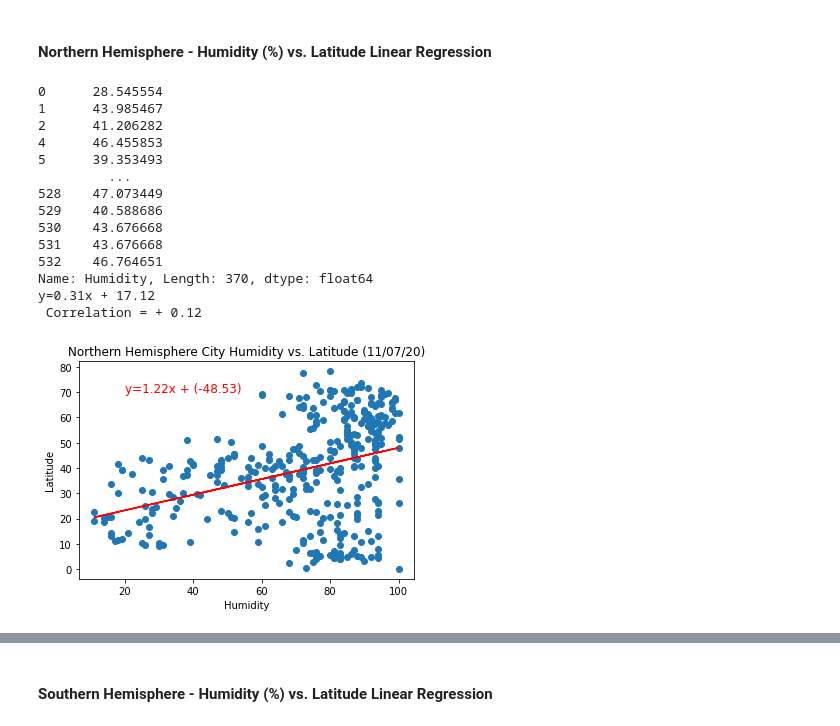
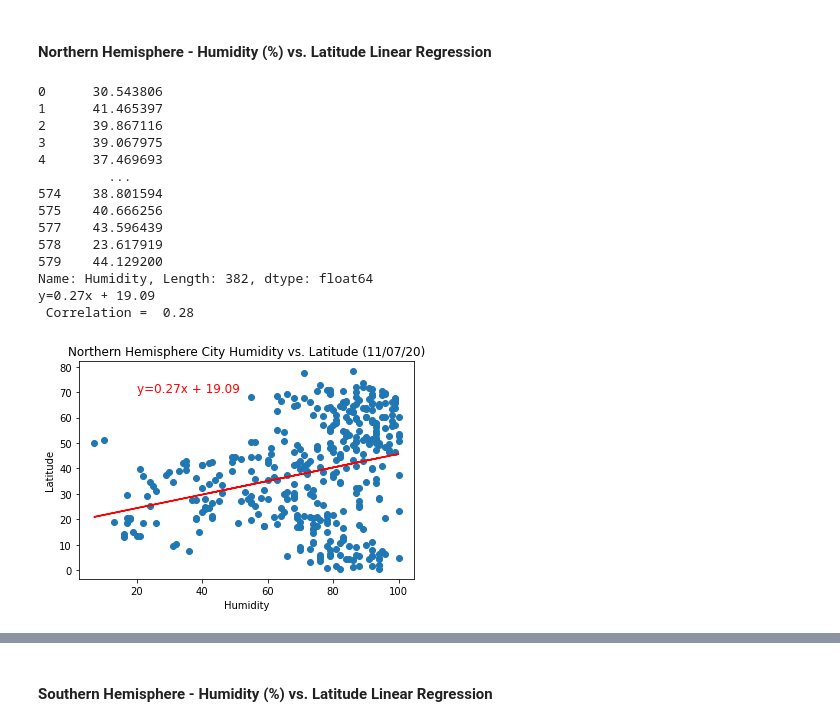
Before and after one commit to BunmiOlakanmi/Weather_Data_Analysis, a Jupyter notebook: starter_code/WeatherPy.ipynb, the cells around one changed output, grey strips where cells are left out. Cells and saved outputs as stored; diff of their text form; code cells hidden in the pictures.

```diff
--- a/starter_code/WeatherPy.ipynb
+++ b/starter_code/WeatherPy.ipynb
@@ -450,47 +463,46 @@ y=1.22x + (-48.53)
 # Retrieve the humidity for northern hemisphere
 North_city_data.head()
 North_humidity = North_city_data.iloc[:,3]
 North_lat = North_city_data.iloc[:,6]
 
 # Perform linear regression of humidity vs. Latitude
 NHL_slope, NHL_int, NHL_r, NHL_p, NHL_std_err = linregress(North_humidity, North_lat)
 NHL_fit = NHL_slope * North_humidity + NHL_int
 print(NHL_fit)
 
 # Print the regression equation
 NorthHL_equation =  f"y={round(NHL_slope, 2)}x + {round(NHL_int,2)}"
 print(NorthHL_equation)
 
 # Compute and print the correlation
-NHL_correlation = round(NHL_r**2 , 2)
-print(f" Correlation = + {NHL_correlation}")
+print(f" Correlation =  {round((NHL_r),2)}")
 
 # Plot the graph of linear regression on the
 # scatter plots of MaxTemp vs. Latitude
 # Include the axes labels, plot title, and date of analysis
 plt.plot(North_humidity, NHL_fit, color="red")
-plt.annotate(South_equation,(20,70), fontsize=12, color ="red")
+plt.annotate(NorthHL_equation,(20,70), fontsize=12, color ="red")
 plt.scatter(North_humidity, North_lat)
 plt.xlabel("Humidity")
 plt.ylabel("Latitude")
 plt.title("Northern Hemisphere City Humidity vs. Latitude (%s)" % time.strftime("%x"))
 
 # Save the plotted graph as .png
 plt.savefig("../output_data/Figure7.png")
 plt.show()
 # %% [output]
-0      28.545554
-1      43.985467
-2      41.206282
-4      46.455853
-5      39.353493
+0      30.543806
+1      41.465397
+2      39.867116
+3      39.067975
+4      37.469693
          ...
-528    47.073449
-529    40.588686
-530    43.676668
-531    43.676668
-532    46.764651
-Name: Humidity, Length: 370, dtype: float64
-y=0.31x + 17.12
- Correlation = + 0.12
+574    38.801594
+575    40.666256
+577    43.596439
+578    23.617919
+579    44.129200
+Name: Humidity, Length: 382, dtype: float64
+y=0.27x + 19.09
+ Correlation =  0.28
-[figure, old version]
+[figure, new version]
```
Also changed, not shown: parts of 34 cells of this notebook, 13 other files.
